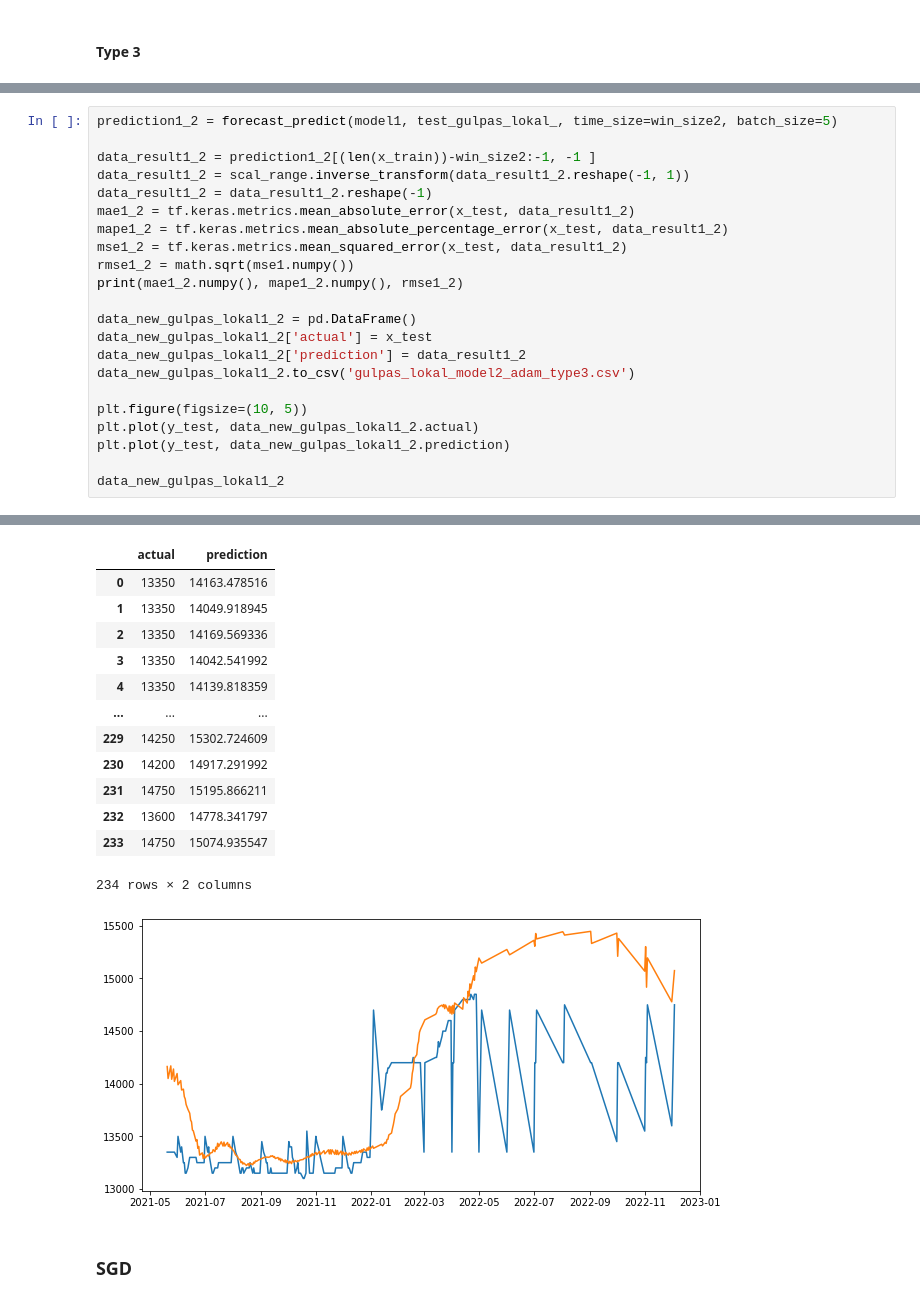
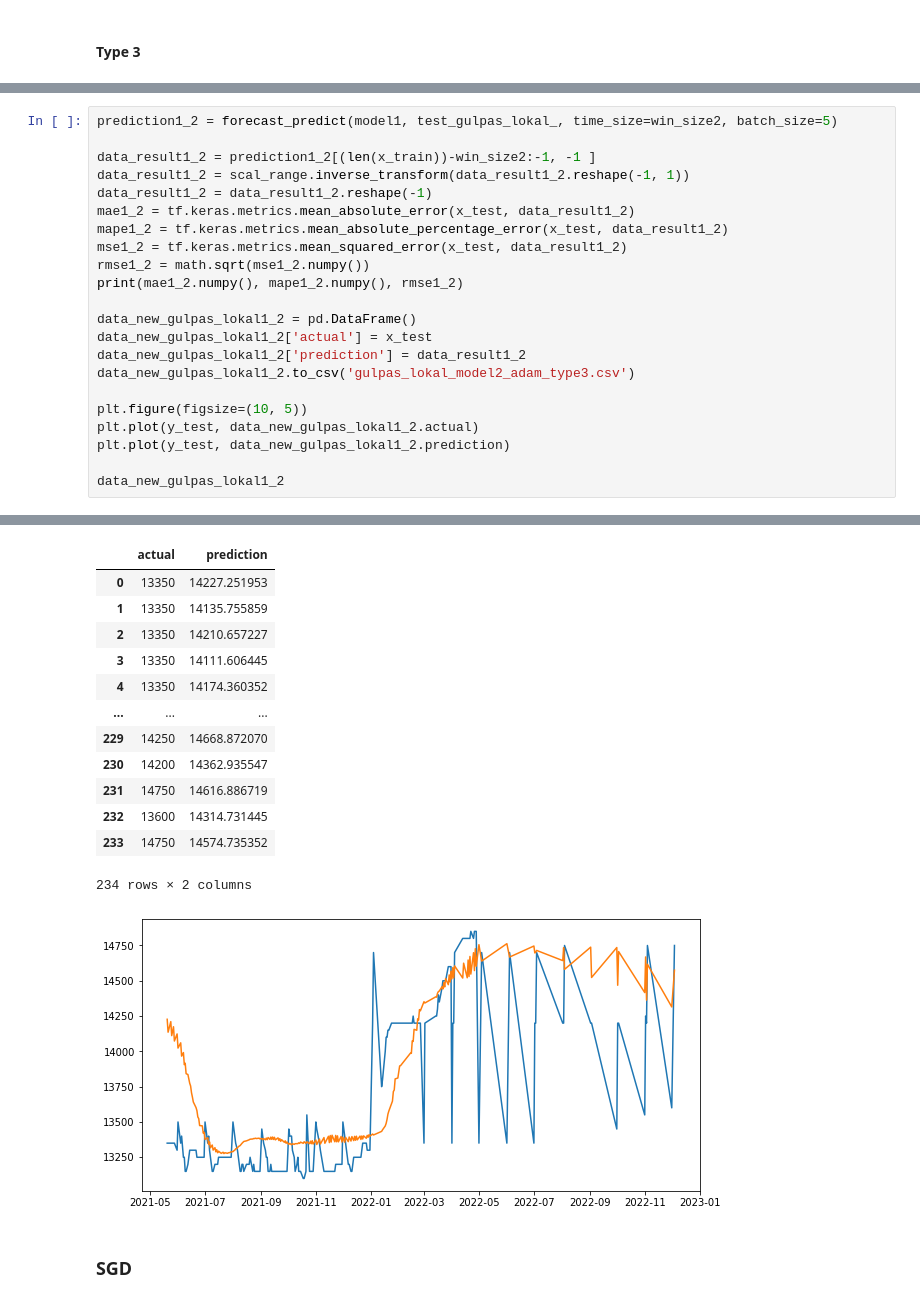
Before and after one commit to mels4/price_predict_Conv-LSTM, a Jupyter notebook: gula_pasir_lokal.ipynb, the cells around one changed output, grey strips where cells are left out. Saved outputs shown, nothing was run; the diff lists cells and outputs as text.

```diff
--- a/gula_pasir_lokal.ipynb
+++ b/gula_pasir_lokal.ipynb
@@ -841,7 +841,7 @@ data_result1_2 = data_result1_2.reshape(-1)
 mae1_2 = tf.keras.metrics.mean_absolute_error(x_test, data_result1_2)
 mape1_2 = tf.keras.metrics.mean_absolute_percentage_error(x_test, data_result1_2)
 mse1_2 = tf.keras.metrics.mean_squared_error(x_test, data_result1_2)
-rmse1_2 = math.sqrt(mse1.numpy())
+rmse1_2 = math.sqrt(mse1_2.numpy())
 print(mae1_2.numpy(), mape1_2.numpy(), rmse1_2)
 
 data_new_gulpas_lokal1_2 = pd.DataFrame()
@@ -860,17 +860,17 @@ data_new_gulpas_lokal1_2
 |  | actual | prediction |
-| 0 | 13350 | 14163.478516 |
-| 1 | 13350 | 14049.918945 |
-| 2 | 13350 | 14169.569336 |
-| 3 | 13350 | 14042.541992 |
-| 4 | 13350 | 14139.818359 |
+| 0 | 13350 | 14227.251953 |
+| 1 | 13350 | 14135.755859 |
+| 2 | 13350 | 14210.657227 |
+| 3 | 13350 | 14111.606445 |
+| 4 | 13350 | 14174.360352 |
 | ... | ... | ... |
-| 229 | 14250 | 15302.724609 |
-| 230 | 14200 | 14917.291992 |
-| 231 | 14750 | 15195.866211 |
-| 232 | 13600 | 14778.341797 |
-| 233 | 14750 | 15074.935547 |
+| 229 | 14250 | 14668.872070 |
+| 230 | 14200 | 14362.935547 |
+| 231 | 14750 | 14616.886719 |
+| 232 | 13600 | 14314.731445 |
+| 233 | 14750 | 14574.735352 |
 234 rows × 2 columns
-[figure, old version]
+[figure, new version]
 # %% [markdown]
 ### SGD
 # %%
```
Also changed, not shown: parts of 4 cells of this notebook.
